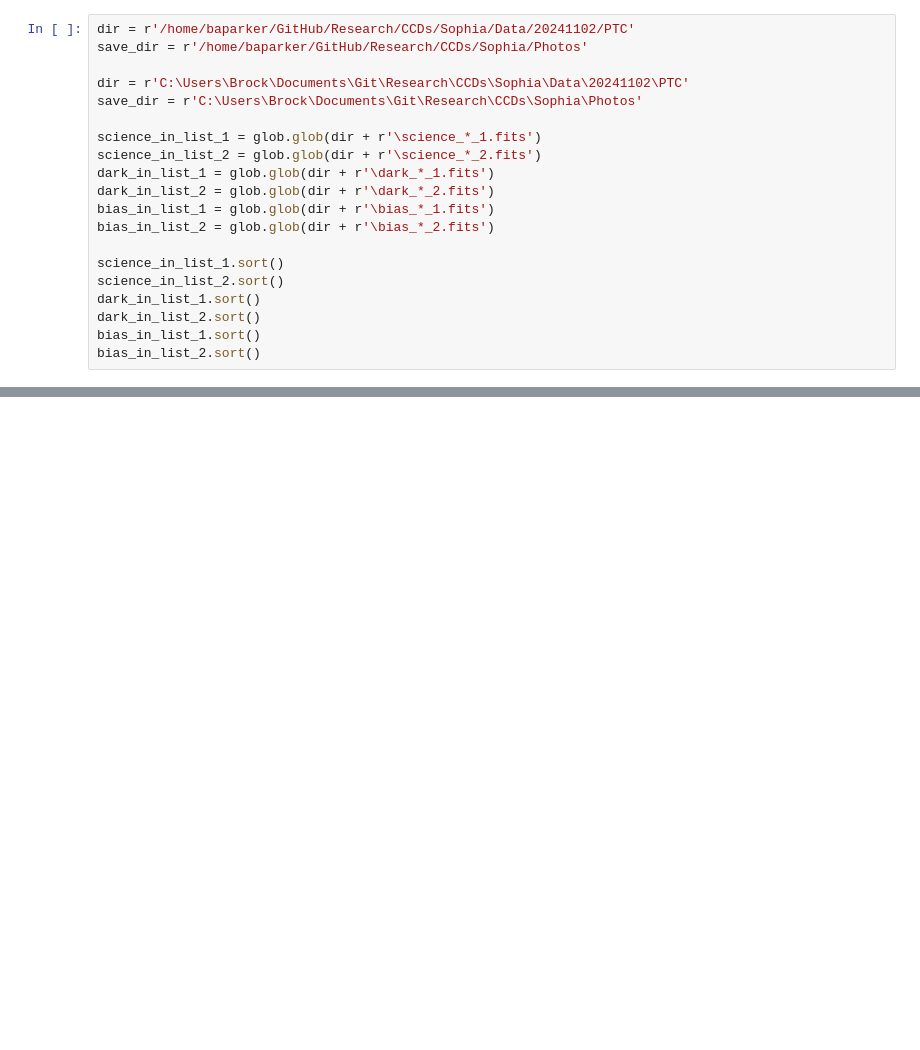
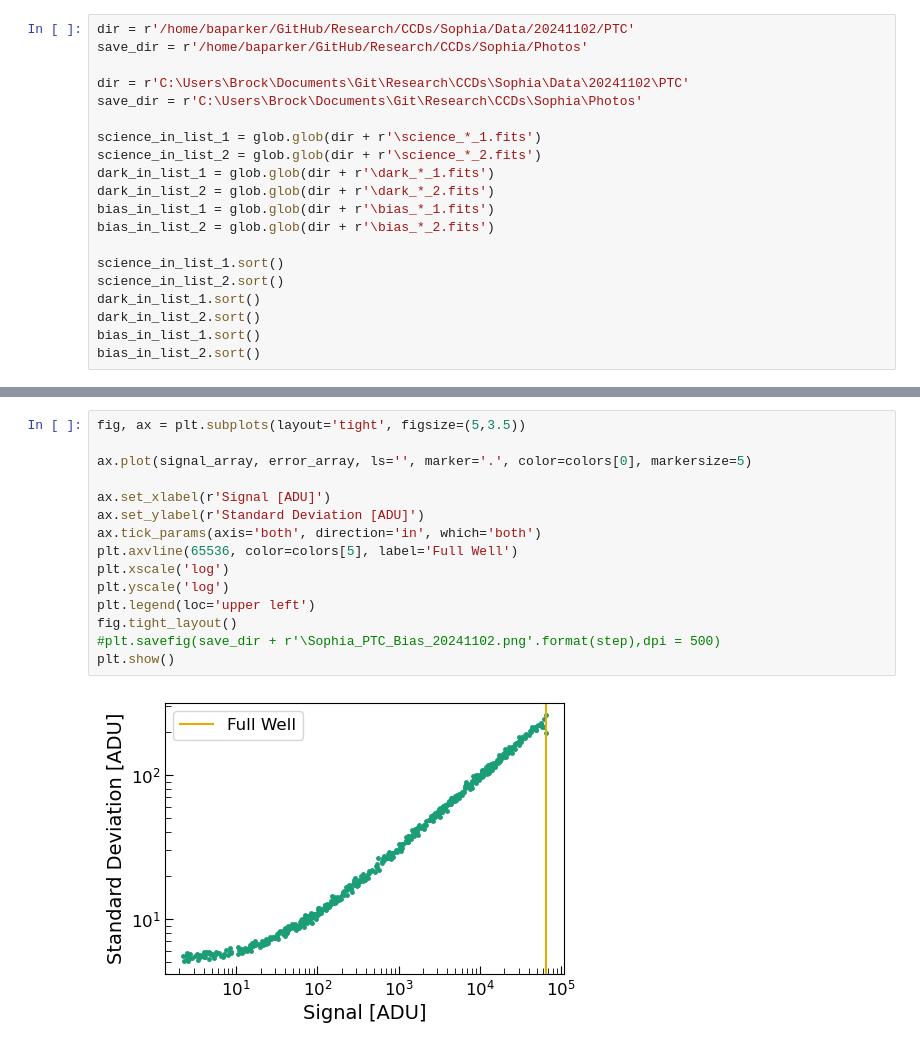
Before and after one commit to brockparker/Research, a Jupyter notebook: CCDs/Sophia/ptc_test.ipynb, the cells around one changed output, grey strips where cells are left out. Drawn from its saved outputs; the diff is of its cells as text; blank space fills up the shorter version.

```diff
--- a/CCDs/Sophia/ptc_test.ipynb
+++ b/CCDs/Sophia/ptc_test.ipynb
@@ -263,0 +94,17 @@ science_in_list
+# %%
+fig, ax = plt.subplots(layout='tight', figsize=(5,3.5))
+
+ax.plot(signal_array, error_array, ls='', marker='.', color=colors[0], markersize=5)
+
+ax.set_xlabel(r'Signal [ADU]')
+ax.set_ylabel(r'Standard Deviation [ADU]')
+ax.tick_params(axis='both', direction='in', which='both')
+plt.axvline(65536, color=colors[5], label='Full Well')
+plt.xscale('log')
+plt.yscale('log')
+plt.legend(loc='upper left')
+fig.tight_layout()
+#plt.savefig(save_dir + r'\Sophia_PTC_Bias_20241102.png'.format(step),dpi = 500)
+plt.show()
+# %% [output]
+[figure, added]
```
Also changed, not shown: parts of 11 cells of this notebook, 8 other files.
